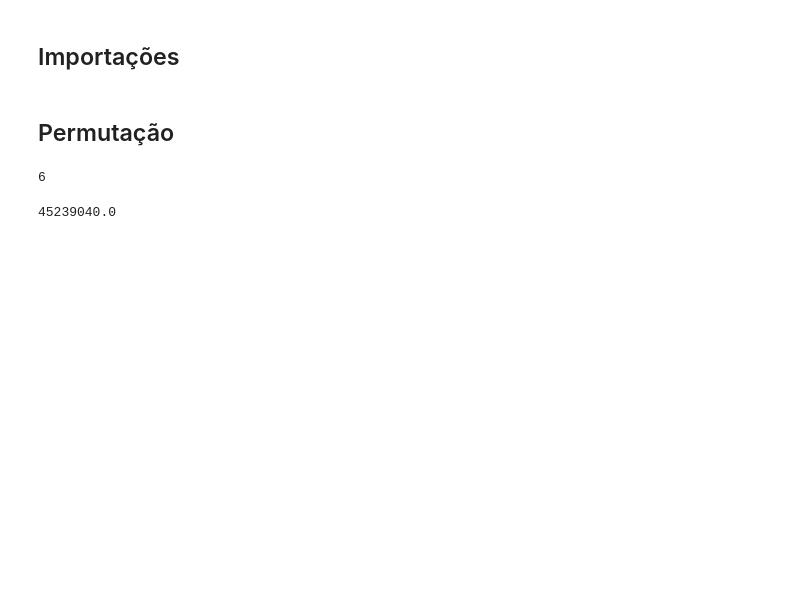
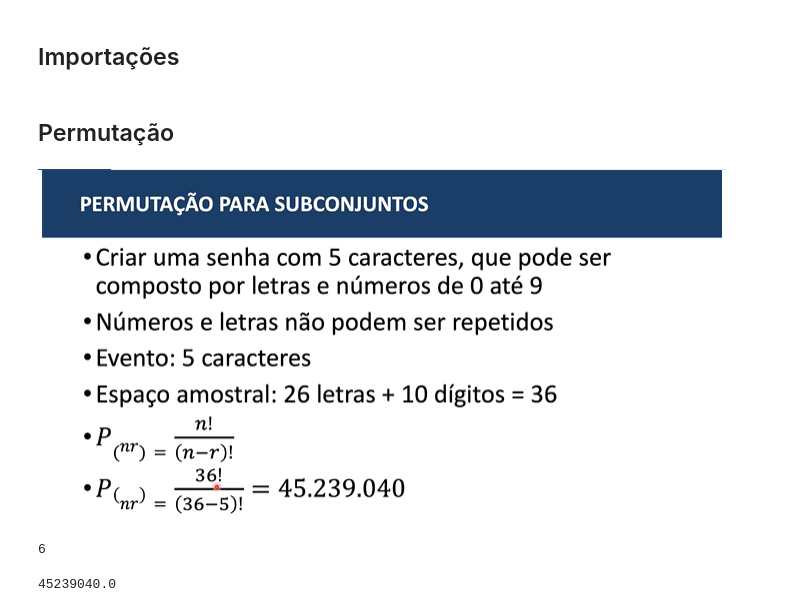
Before and after one commit to fernandovieira1/estat_ML, a Jupyter notebook: probabilidade_permutacao_conjuntos.ipynb, the cells around one changed output. Cells and saved outputs as stored; diff of their text form; code cells hidden in the pictures; blank space fills up the shorter version.

```diff
--- a/probabilidade_permutacao_conjuntos.ipynb
+++ b/probabilidade_permutacao_conjuntos.ipynb
@@ -15,3 +18,8 @@ import math
+# %%
+from IPython.display import Image
+Image(filename='permutacao.png')
+# %% [output]
+[figure, added]
 # %%
 math.factorial(3)
 # %% [output]
```
Also changed, not shown: parts of 57 cells of this notebook, 6 other files.
